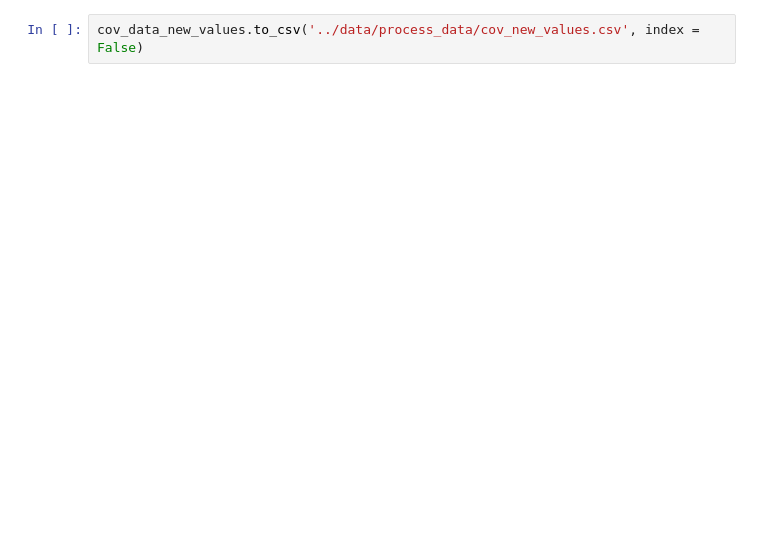
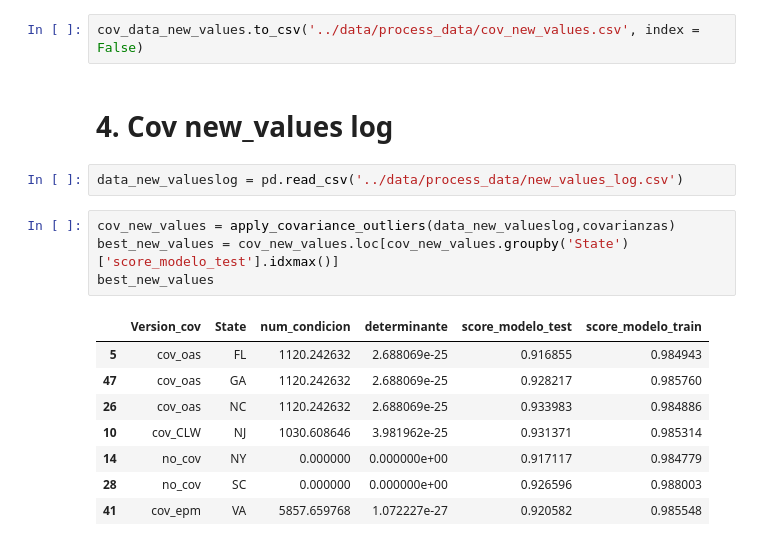
Before and after one commit to sagallegomu/prediccion-real-estate, a Jupyter notebook: data_analisis/5.matriz_covarianza_outliers.ipynb, the cells around one changed output. Cells and saved outputs as stored; diff of their text form; blank space fills up the shorter version.

```diff
--- a/data_analisis/5.matriz_covarianza_outliers.ipynb
+++ b/data_analisis/5.matriz_covarianza_outliers.ipynb
@@ -262,2 +262,19 @@ cov_data_new_values.groupby('State').count()
 # %%
 cov_data_new_values.to_csv('../data/process_data/cov_new_values.csv', index = False)
+# %% [markdown]
+# 4. Cov new_values log
+# %%
+data_new_valueslog = pd.read_csv('../data/process_data/new_values_log.csv')
+# %%
+cov_new_values = apply_covariance_outliers(data_new_valueslog,covarianzas)
+best_new_values = cov_new_values.loc[cov_new_values.groupby('State')['score_modelo_test'].idxmax()]
+best_new_values
+# %% [output]
+|  | Version_cov | State | num_condicion | determinante | score_modelo_test | score_modelo_train |
+| 5 | cov_oas | FL | 1120.242632 | 2.688069e-25 | 0.916855 | 0.984943 |
+| 47 | cov_oas | GA | 1120.242632 | 2.688069e-25 | 0.928217 | 0.985760 |
+| 26 | cov_oas | NC | 1120.242632 | 2.688069e-25 | 0.933983 | 0.984886 |
+| 10 | cov_CLW | NJ | 1030.608646 | 3.981962e-25 | 0.931371 | 0.985314 |
+| 14 | no_cov | NY | 0.000000 | 0.000000e+00 | 0.917117 | 0.984779 |
+| 28 | no_cov | SC | 0.000000 | 0.000000e+00 | 0.926596 | 0.988003 |
+| 41 | cov_epm | VA | 5857.659768 | 1.072227e-27 | 0.920582 | 0.985548 |
```
Also changed, not shown: parts of 8 cells of this notebook, 15 other files.
